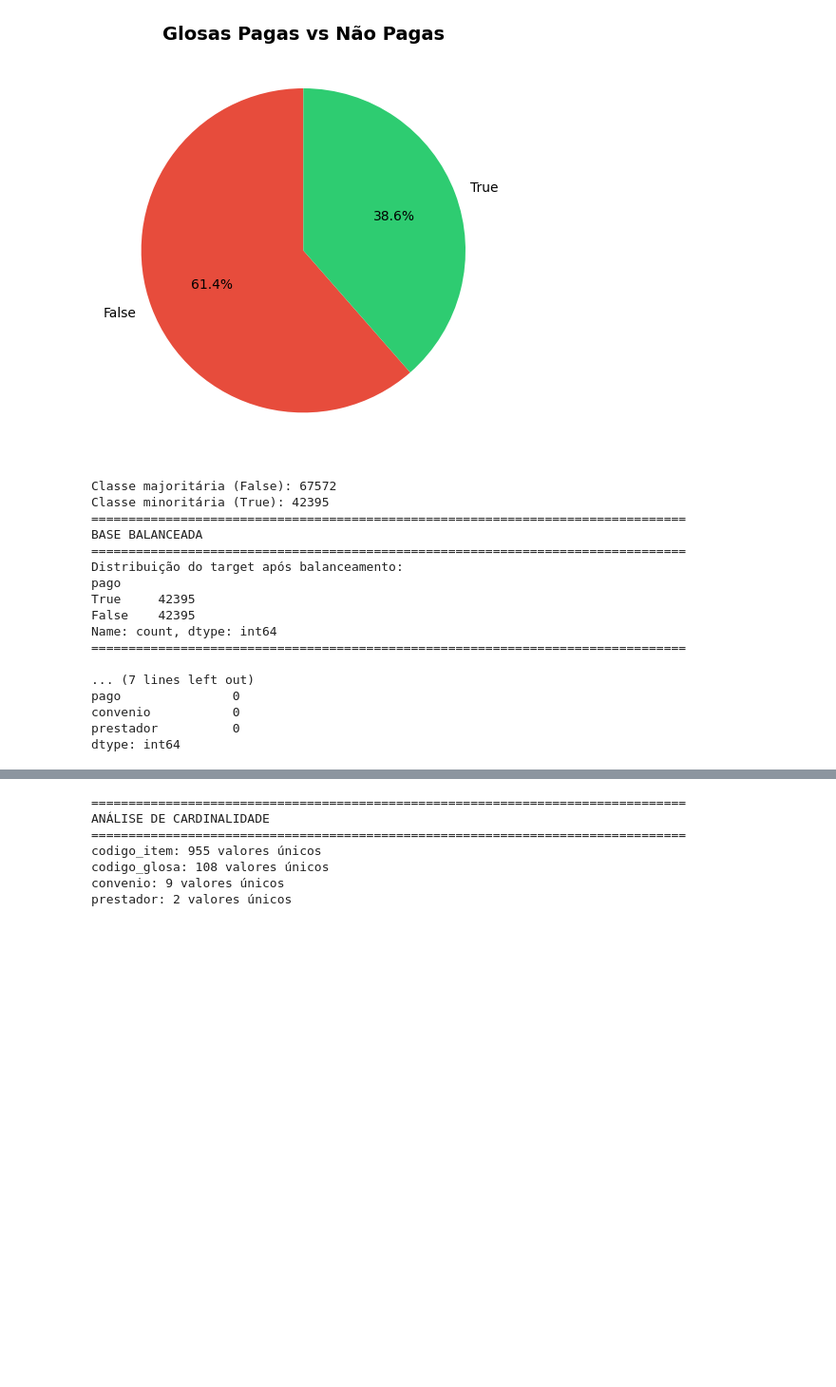
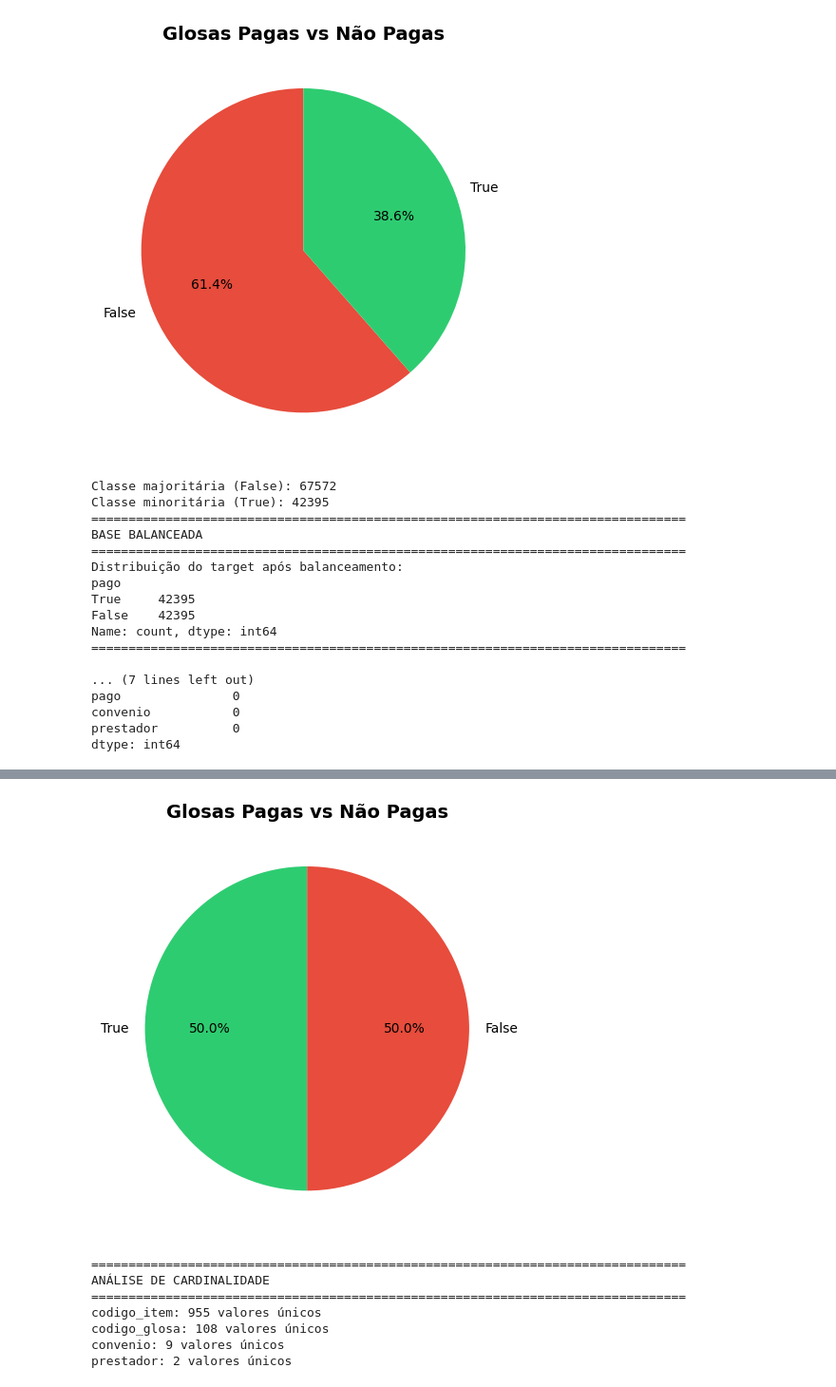
Before and after one commit to brunofbrandaoo/projeto-final-aprendizagem-de-maquina, a Jupyter notebook: src/projeto_final.ipynb, the cells around one changed output, grey strips where cells are left out. Shown: that part at 95% size. Drawn from its saved outputs; the diff is of its cells as text; code cells hidden in the pictures; blank space fills up the shorter version.

```diff
--- a/src/projeto_final.ipynb
+++ b/src/projeto_final.ipynb
@@ -225,7 +232,16 @@ colorfull_print(f"Distribuição do target após balanceamento:\n{df_balanced['p
 line(color=colors.text_cyan)
 print(f"\nVerificando valores NaN por coluna:")
 print(df_balanced.isnull().sum())
-df_balanced.head(10)
+
+
+# Gráfico de pizza
+df_balanced['pago'].value_counts().plot(kind='pie', autopct='%1.1f%%',
+            colors=[colors.green, colors.red], startangle=90)
+plt.title('Glosas Pagas vs Não Pagas', fontsize=14, fontweight='bold')
+plt.ylabel('')
+
+plt.tight_layout()
+plt.show()
 # %% [output]
 Classe majoritária (False): 67572
 Classe minoritária (True): 42395
@@ -258,3 +263,4 @@ dtype: int64
+[figure, added]
 # %%
 # Com o objetivo de acelerar o treinamento e facilitar a apresentação do trabalho, vamos reduzir a quantidade de dados para 10000 registros
 df_balanced_sample = df_balanced.sample(n=10000, random_state=random_state).reset_index(drop=True)
```
Also changed, not shown: parts of 16 cells of this notebook, 1 other file.
